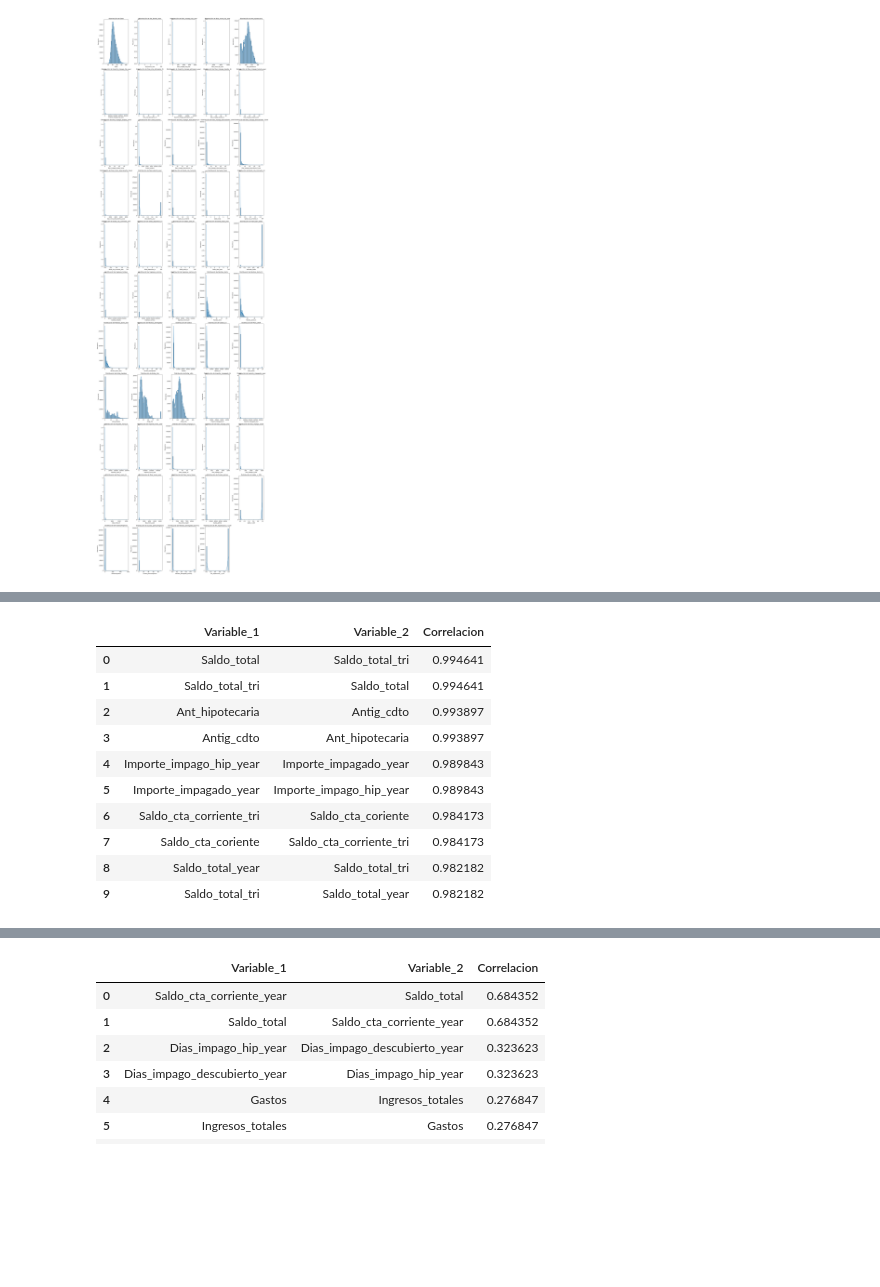
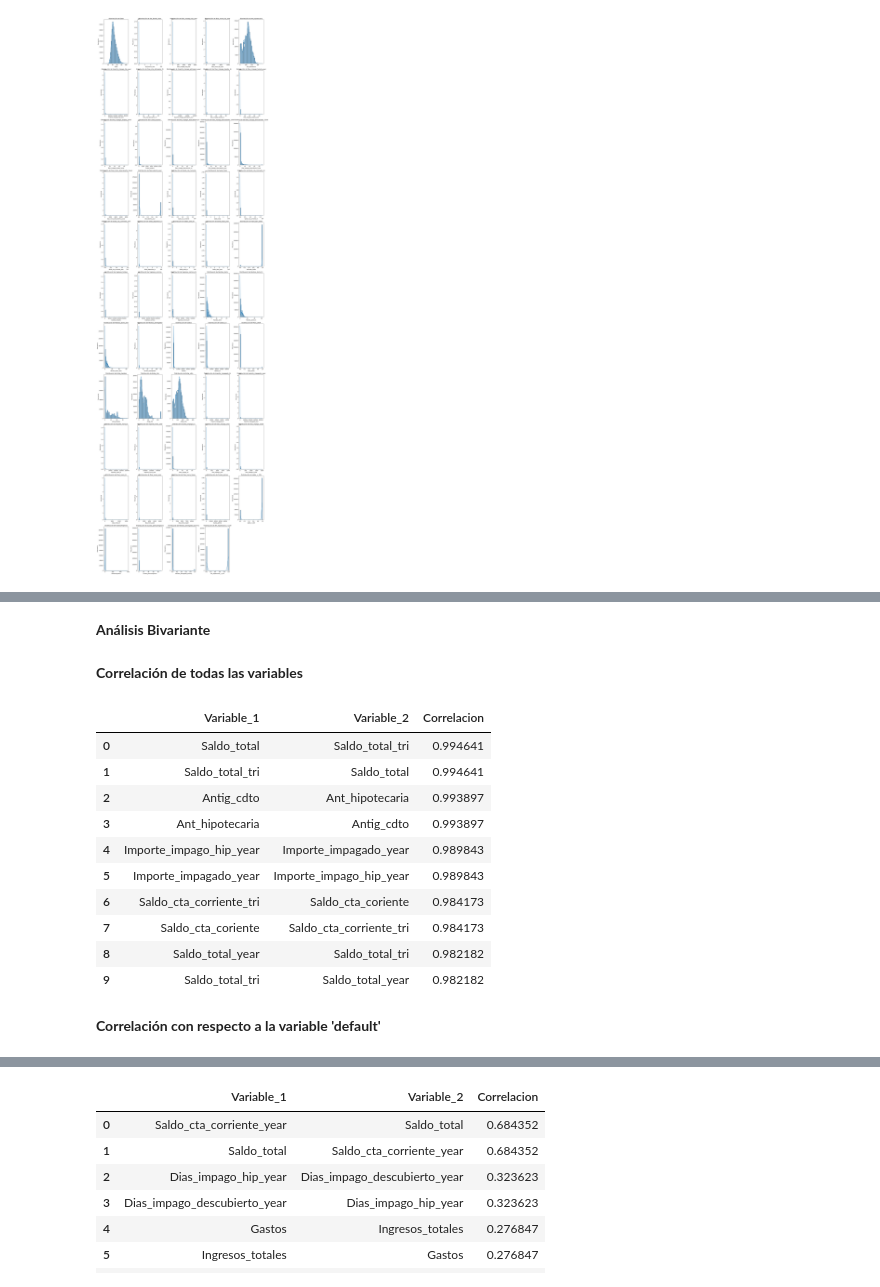
Before and after one commit to martamateosgon/Finanzas_MS, a Jupyter notebook: 2_marta_nagore.ipynb, the cells around one changed output, grey strips where cells are left out. Drawn from its saved outputs; the diff is of its cells as text; code cells hidden in the pictures; blank space fills up the shorter version.

```diff
--- a/2_marta_nagore.ipynb
+++ b/2_marta_nagore.ipynb
@@ -248,42 +259,50 @@ Conclusión: Existen diferencias significativas entre las medias de las dos cate
 
 Variables con diferencias significativas:
 ['Edad', 'Sal_BurCto_Year', 'Dias_impago_hip_year', 'Dias_mora_hip_year', 'Ant_hipotecaria', 'Importe_impago_hip_year', 'Dias_impago_tarjeta_tri', 'Dias_impago_tarjeta_year', 'Dias_impago_tarjeta_2yea ...
+# %% [markdown]
+**Análisis Bivariante**
+# %% [markdown]
+**Correlación de todas las variables**
 # %%
 # Correlación entre variables --> TODAS
+
+df['default'] = pd.to_numeric(df['default'], errors='coerce')
 
 # Umbral de correlación
 umbral = 0.7  # Puedes ajustar este valor según lo que consideres relevante
 
 # Calcular la matriz de correlaciones
 corr_matrix = df.corr()
 
 # Enmascarar la diagonal (correlaciones de una variable consigo misma)
 mask = np.triu(np.ones_like(corr_matrix, dtype=bool))
 
 # Filtrar las correlaciones por el umbral (superior a +0.7 o -0.7)
 filtered_corr_matrix = corr_matrix.where(np.abs(corr_matrix) > umbral)
 
 # Eliminar la diagonal (correlaciones de una variable consigo misma) para que no se muestre
 filtered_corr_matrix = filtered_corr_matrix.stack().reset_index()
 
 # Filtrar para que solo se muestren las correlaciones por encima del umbral (sin duplicados)
 filtered_corr_matrix.columns = ['Variable_1', 'Variable_2', 'Correlacion']
 filtered_corr_matrix = filtered_corr_matrix[filtered_corr_matrix['Variable_1'] != filtered_corr_matrix['Variable_2']]
 
 # Mostrar la tabla
 pd.set_option('display.max_rows', None)  # Para que muestre todas las filas sin truncarlas
 filtered_corr_matrix.sort_values(by='Correlacion', ascending=False).reset_index(drop=True).head(10)
 # %% [output]
 |  | Variable_1 | Variable_2 | Correlacion |
 | 0 | Saldo_total | Saldo_total_tri | 0.994641 |
 | 1 | Saldo_total_tri | Saldo_total | 0.994641 |
-| 2 | Ant_hipotecaria | Antig_cdto | 0.993897 |
-| 3 | Antig_cdto | Ant_hipotecaria | 0.993897 |
+| 2 | Antig_cdto | Ant_hipotecaria | 0.993897 |
+| 3 | Ant_hipotecaria | Antig_cdto | 0.993897 |
 | 4 | Importe_impago_hip_year | Importe_impagado_year | 0.989843 |
 | 5 | Importe_impagado_year | Importe_impago_hip_year | 0.989843 |
 | 6 | Saldo_cta_corriente_tri | Saldo_cta_coriente | 0.984173 |
 | 7 | Saldo_cta_coriente | Saldo_cta_corriente_tri | 0.984173 |
 | 8 | Saldo_total_year | Saldo_total_tri | 0.982182 |
 | 9 | Saldo_total_tri | Saldo_total_year | 0.982182 |
+# %% [markdown]
+**Correlación con respecto a la variable 'default'**
 # %%
 # Obtener las correlaciones con 'default' de la matriz de correlación --> CORRELACIONES 'DEFAULT'
```
Also changed, not shown: parts of 11 cells of this notebook.
